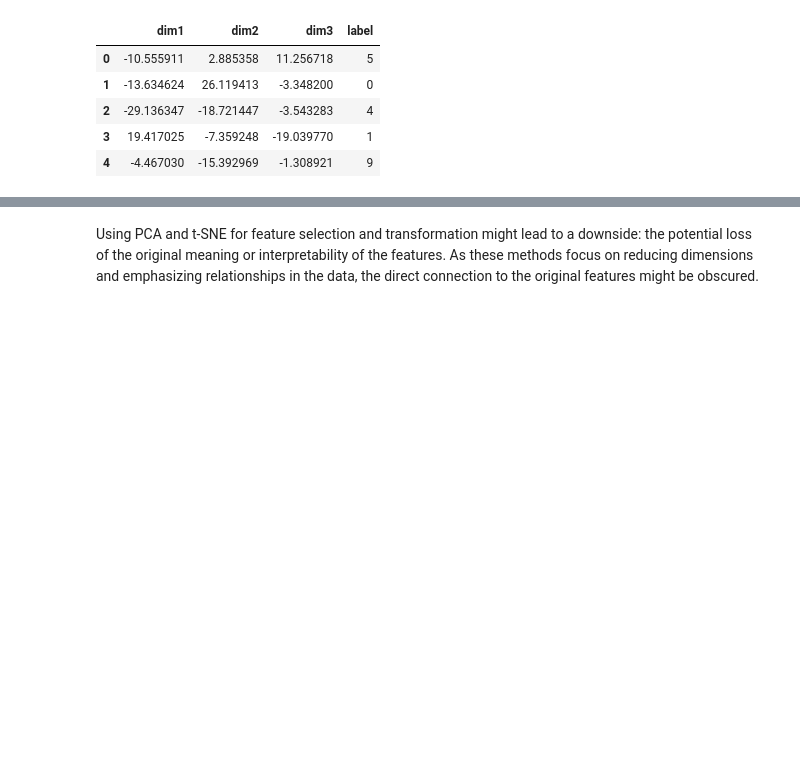
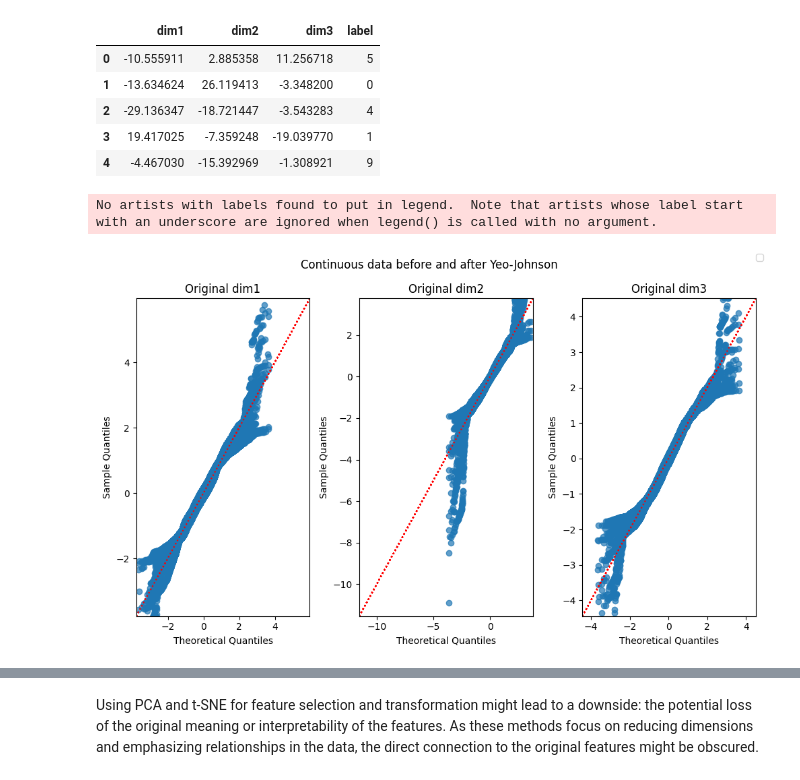
Before and after one commit to esolanoo/MNIST-Classification, a Jupyter notebook: MNIST.ipynb, the cells around one changed output, grey strips where cells are left out. Cells and saved outputs as stored; diff of their text form; code cells hidden in the pictures; blank space fills up the shorter version.

Commit message:
plot

```diff
--- a/MNIST.ipynb
+++ b/MNIST.ipynb
@@ -147,6 +148,28 @@ X_tsne.head()
 | 2 | -29.136347 | -18.721447 | -3.543283 | 4 |
 | 3 | 19.417025 | -7.359248 | -19.039770 | 1 |
 | 4 | -4.467030 | -15.392969 | -1.308921 | 9 |
+# %%
+import statsmodels.api as sm
+
+grouped = X_tsne.groupby('label')
+
+fig, axes = plt.subplots(1, 3, figsize=(10, 6))
+rows = 0
+for feature in list(X_tsne.columns[:-1]):
+    for name, group in grouped:
+        ax = axes[rows]
+        sm.qqplot(group[feature], ax=ax, alpha=0.7, fit=True)
+        sm.qqline(ax, line='45', fmt='r:')
+        ax.set_title('Original ' + feature)
+    rows += 1
+
+fig.legend(loc=1)
+fig.suptitle('Continuous data before and after Yeo-Johnson')
+fig.tight_layout()
+fig.show()
+# %% [output]
+No artists with labels found to put in legend.  Note that artists whose label start with an underscore are ignored when legend() is called with no argument.
+[figure, added]
 # %%
 import matplotlib.pyplot as plt
 from mpl_toolkits.mplot3d import Axes3D
```
Also changed, not shown: parts of 5 cells of this notebook, 1 other file.
